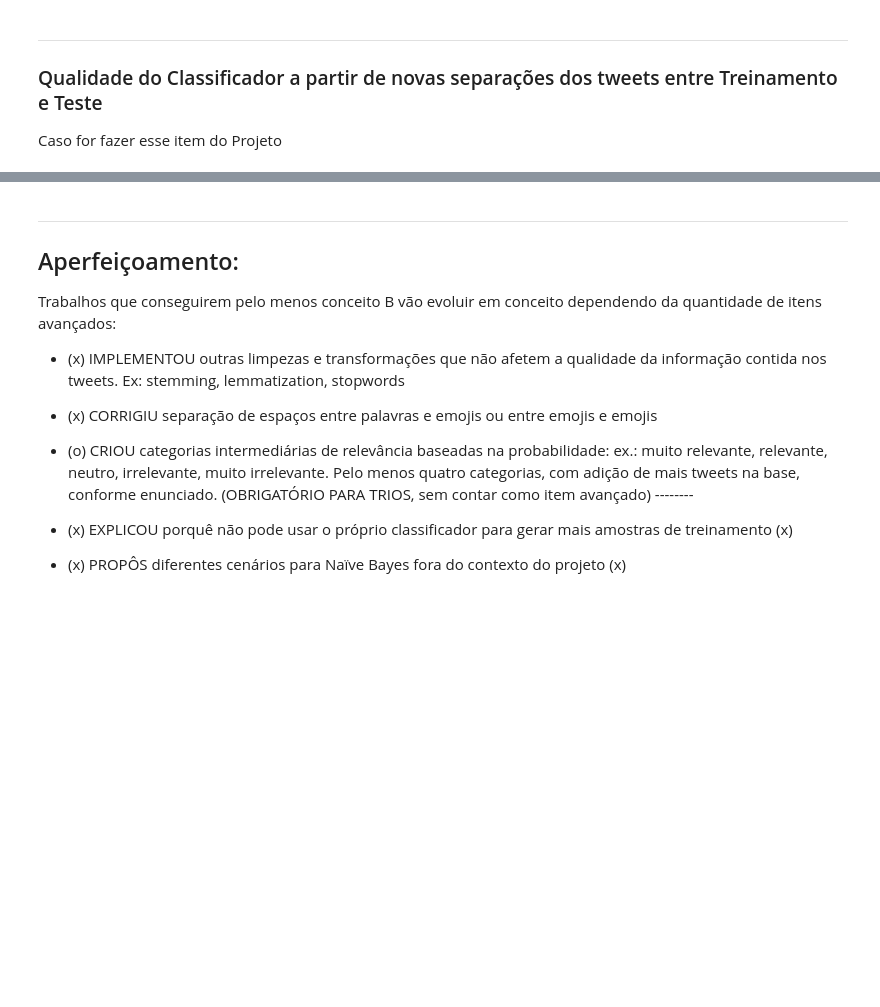
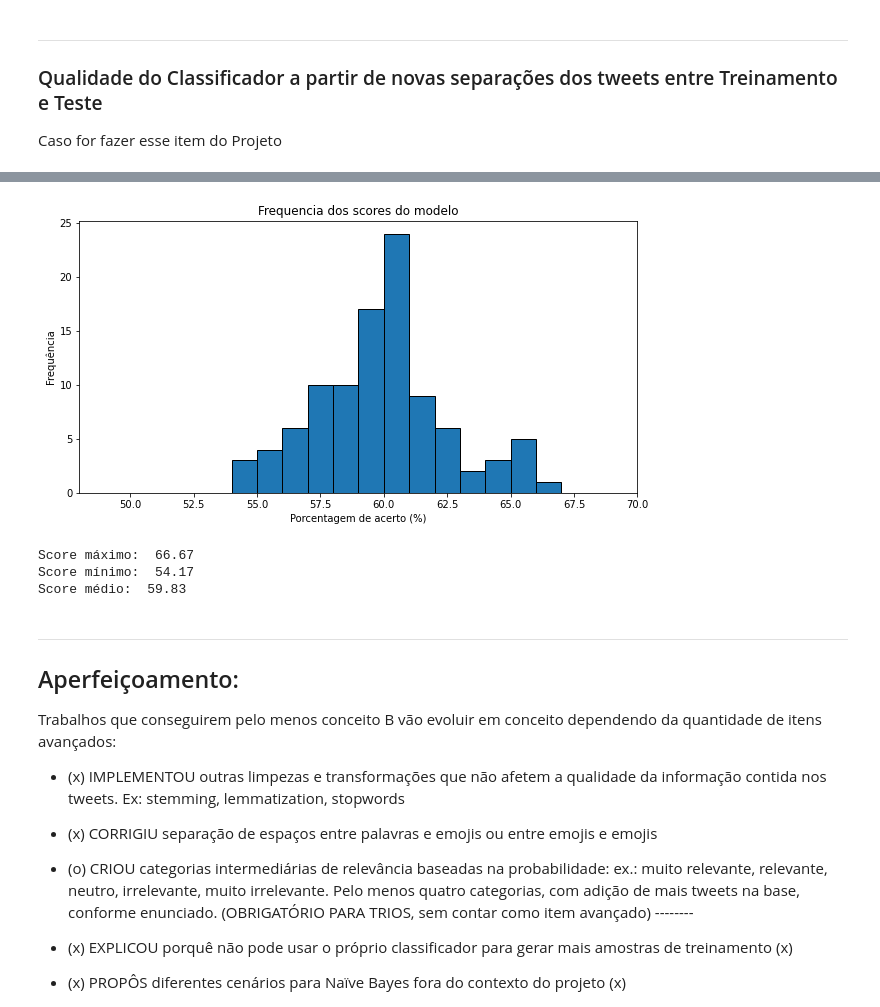
Before and after one commit to xValentim/Classificador_automatico_de_sentimentos, a Jupyter notebook: Classificador_NaiveBayes_Loki.ipynb, the cells around one changed output, grey strips where cells are left out. Saved outputs shown, nothing was run; the diff lists cells and outputs as text; code cells hidden in the pictures; blank space fills up the shorter version.

```diff
--- a/Classificador_NaiveBayes_Loki.ipynb
+++ b/Classificador_NaiveBayes_Loki.ipynb
@@ -593,0 +562,11 @@ full_data
+# %%
+test_split = pd.read_excel(filename, sheet_name = 'Teste').rename(columns={'Teste':'Total'})
+
+train_split = pd.read_excel(filename, sheet_name = 'Treinamento').rename(columns={'Treinamento':'Total'})
+
+#Concatenando
+full_data = pd.concat([train_split,test_split])
+
+#Limpando os tweets
+full_data['Clean']=full_data['Total'].apply(limpa_tweet)
+full_data.head()
@@ -594,3 +623,22 @@ full_data
+# %%
+faixa=np.arange(30,99,1)
+plt.figure(figsize=(10, 5))
+plt.hist(lista_hist, bins=faixa, edgecolor='black', density=False)
+plt.title('Frequencia dos scores do modelo')
+plt.ylabel('Frequência')
+plt.xlabel('Porcentagem de acerto (%)')
+plt.xlim(48,70)
+plt.show()
+# %% [output]
+[figure, added]
+# %%
+print('Score máximo: ', round(max(lista_hist), 2))
+print('Score mínimo: ', round(min(lista_hist), 2))
+print('Score médio: ', round(sum(lista_hist)/len(lista_hist), 2))
+# %% [output]
+Score máximo:  66.67
+Score mínimo:  54.17
+Score médio:  59.83
 # %% [markdown]
 ___
 ## Aperfeiçoamento:
```
Also changed, not shown: parts of 9 cells of this notebook.
